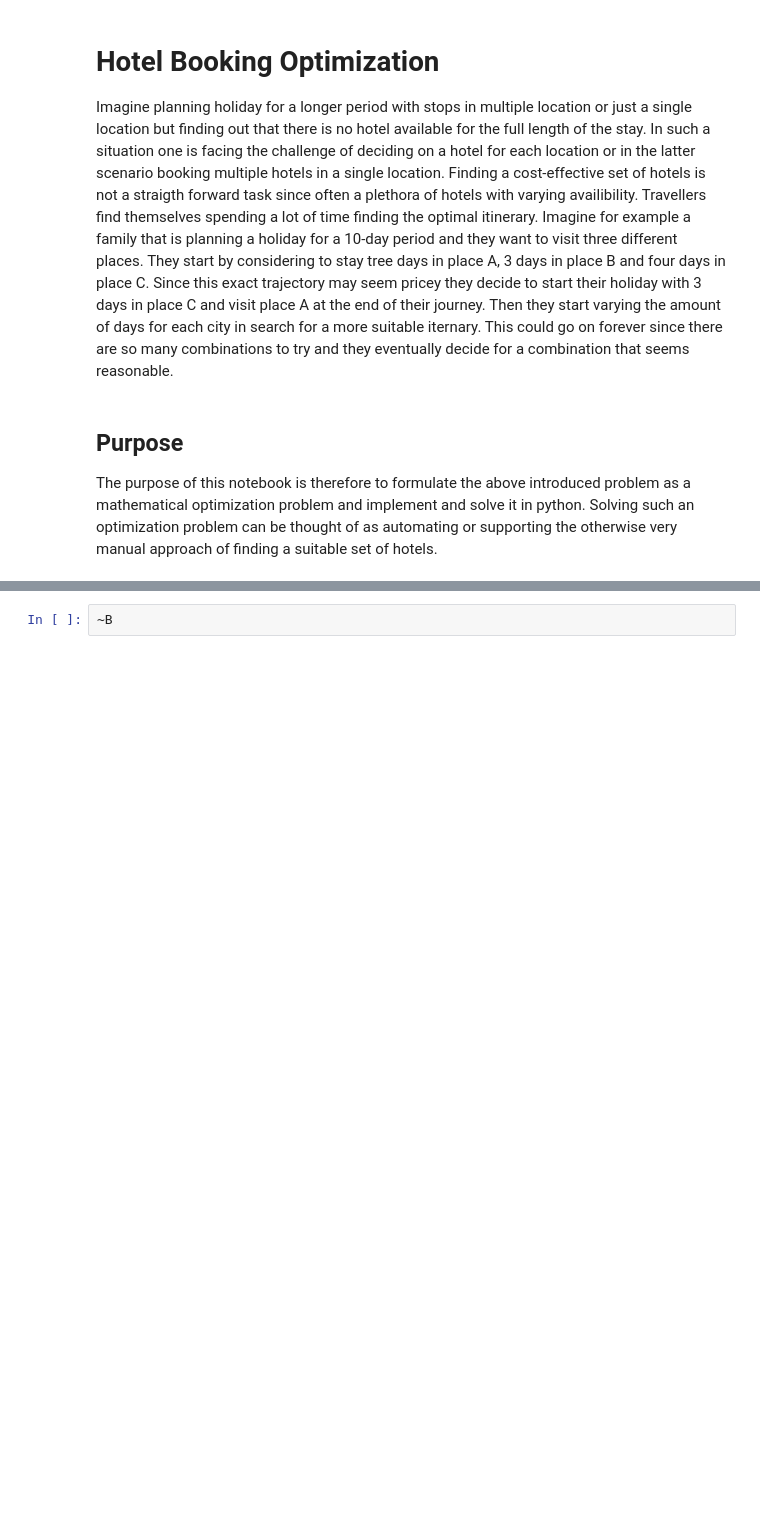
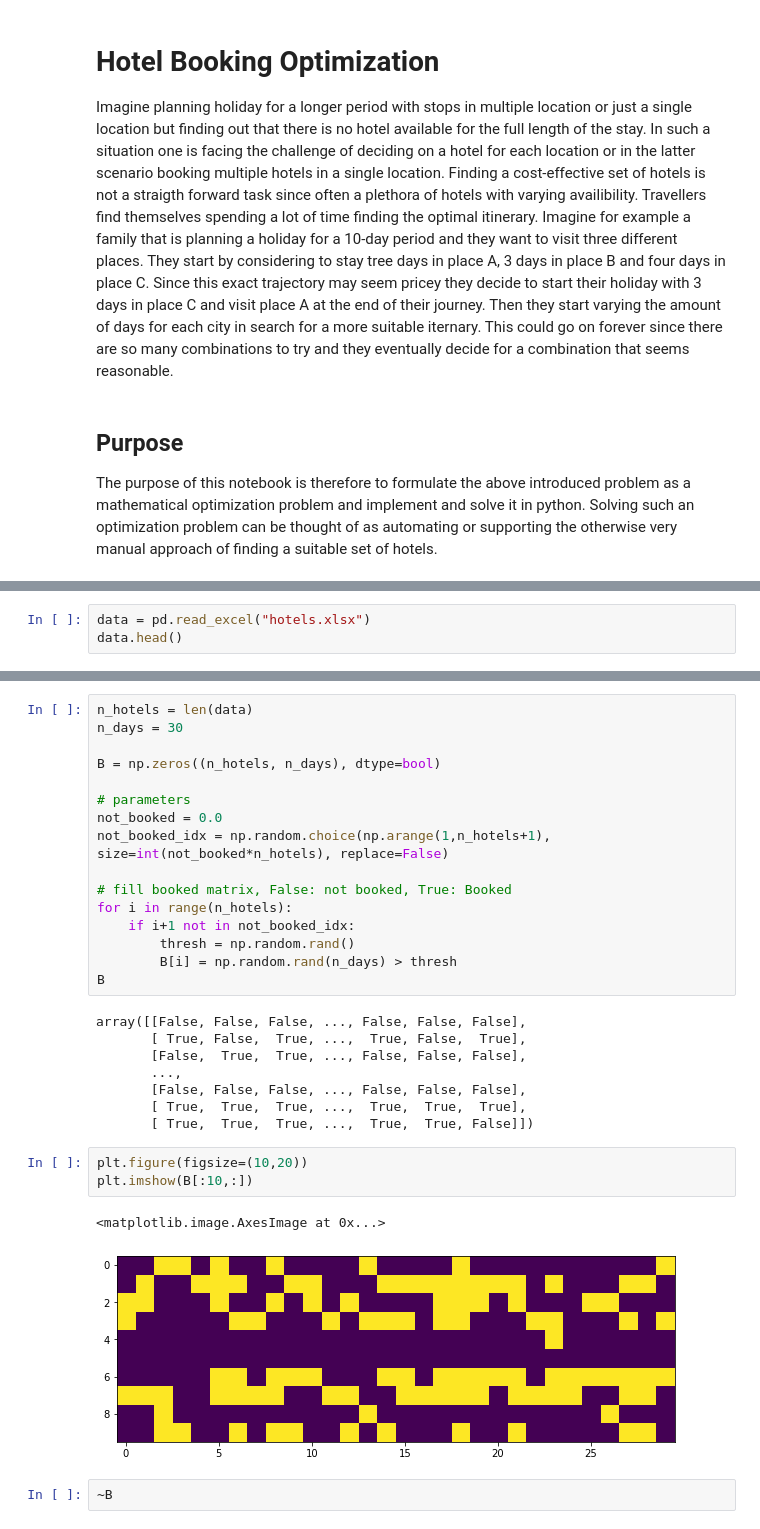
Before and after one commit to philipoedi/holiday-saver, a Jupyter notebook: Untitled.ipynb, the cells around one changed output, grey strips where cells are left out. Drawn from its saved outputs; the diff is of its cells as text; blank space fills up the shorter version.

```diff
--- a/Untitled.ipynb
+++ b/Untitled.ipynb
@@ -67,0 +77,3 @@ In order to solve the described problem some data is needed. Specifically values
+# %%
+data = pd.read_excel("hotels.xlsx")
+data.head()
@@ -68,3 +93,33 @@ In order to solve the described problem some data is needed. Specifically values
+# %%
+n_hotels = len(data)
+n_days = 30
+
+B = np.zeros((n_hotels, n_days), dtype=bool)
+
+# parameters
+not_booked = 0.0
+not_booked_idx = np.random.choice(np.arange(1,n_hotels+1), size=int(not_booked*n_hotels), replace=False)
+
+# fill booked matrix, False: not booked, True: Booked
+for i in range(n_hotels):
+    if i+1 not in not_booked_idx:
+        thresh = np.random.rand()
+        B[i] = np.random.rand(n_days) > thresh
+B
+# %% [output]
+array([[False, False, False, ..., False, False, False],
+       [ True, False,  True, ...,  True, False,  True],
+       [False,  True,  True, ..., False, False, False],
+       ...,
+       [False, False, False, ..., False, False, False],
+       [ True,  True,  True, ...,  True,  True,  True],
+       [ True,  True,  True, ...,  True,  True, False]])
+# %%
+plt.figure(figsize=(10,20))
+plt.imshow(B[:10,:])
+# %% [output]
+<matplotlib.image.AxesImage at 0x...>
+[figure, added]
 # %%
 ~B
 # %% [output]
```
Also changed, not shown: parts of 6 cells of this notebook.
